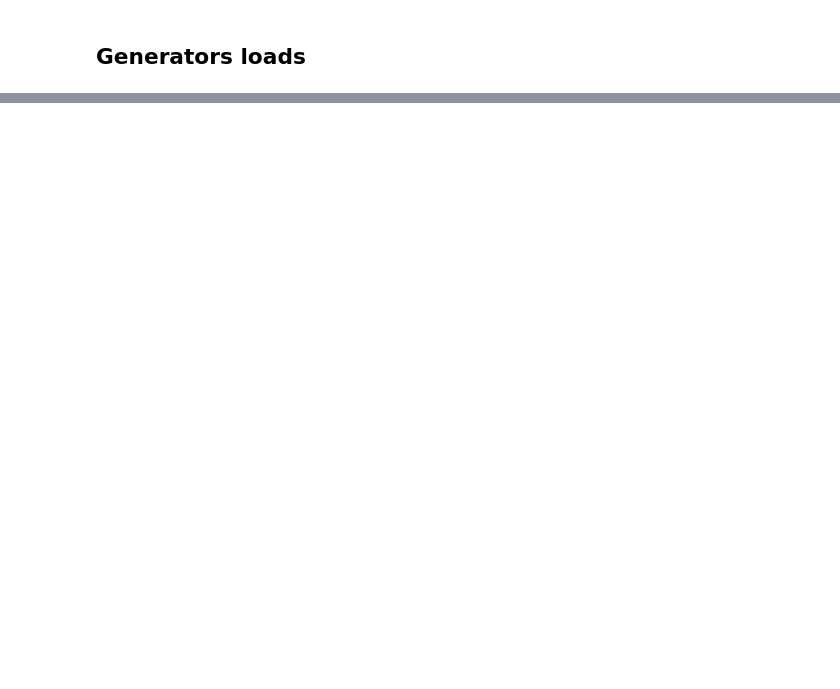
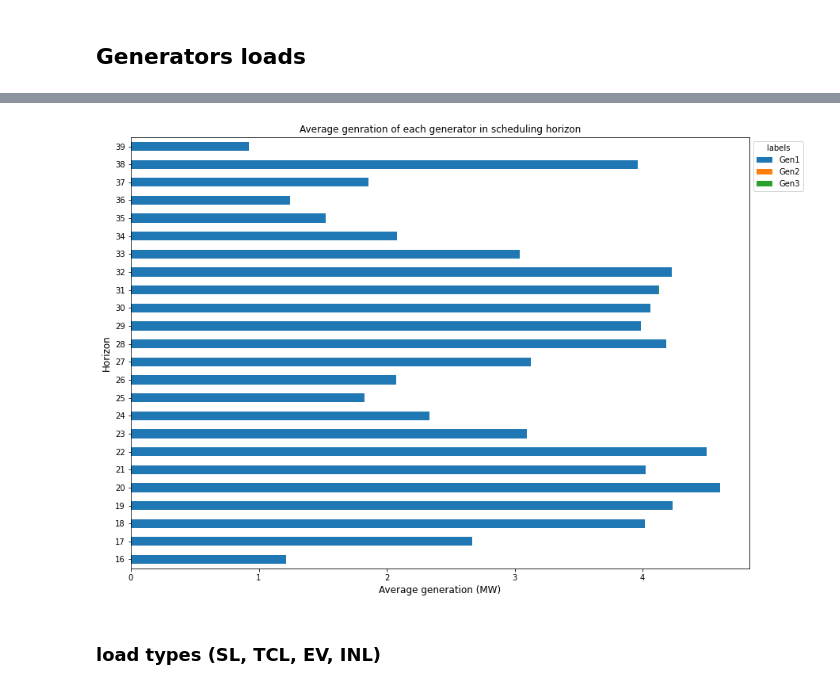
Before and after one commit to alirezakfz/PyomoModels, a Jupyter notebook: 06_Strategic_Aggregators/DiagonalResults/3BUS_05/Model_data.ipynb, the cells around one changed output, grey strips where cells are left out. Drawn from its saved outputs; the diff is of its cells as text; code cells hidden in the pictures; blank space fills up the shorter version.

```diff
--- a/06_Strategic_Aggregators/DiagonalResults/3BUS_05/Model_data.ipynb
+++ b/06_Strategic_Aggregators/DiagonalResults/3BUS_05/Model_data.ipynb
@@ -363 +400,13 @@ df_temp = df1.groupby('Time')[['Gen1', 'Gen2', 'Gen3']].mean()
+# %%
+ax = df_temp.plot(kind='barh', stacked=True, figsize=(14, 10))
+ax.set_ylabel('Horizon',fontsize=12)
+ax.set_xlabel('Average generation (MW)',fontsize=12)
+plt.legend(title='labels', bbox_to_anchor=(1.0, 1), loc='upper left')
+plt.title('Average genration of each generator in scheduling horizon')
+plt.show()
+ax.figure.savefig('Average_all_genetators.png', bbox_inches = "tight")
+# %% [output]
+[figure, added]
+# %% [markdown]
+### load types (SL, TCL, EV, INL)
 # %%
```
Also changed, not shown: parts of 23 cells of this notebook, 44 other files.
